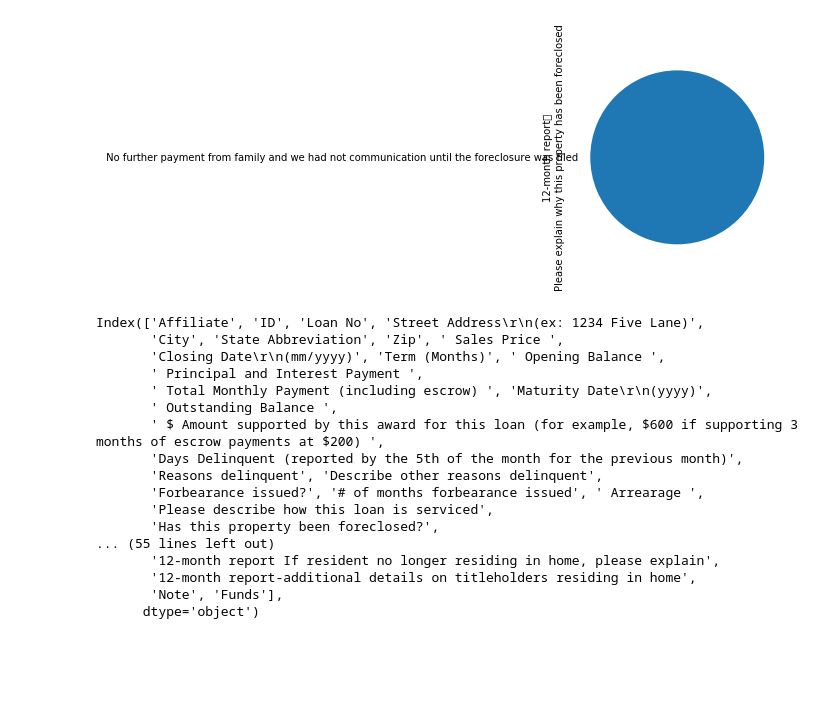
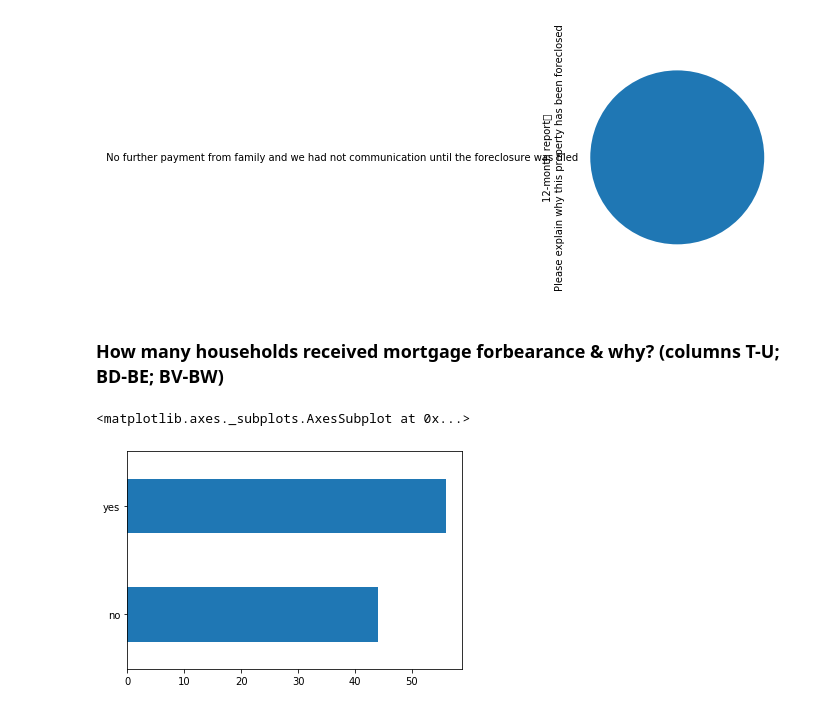
Before and after one commit to leahmealey/Mortgage-Relief-Infographic, a Jupyter notebook: Jake's Version of Mortgage Data.ipynb, the cells around one changed output. Cells and saved outputs as stored; diff of their text form; code cells hidden in the pictures; blank space fills up the shorter version.

Commit message:
added forbearance charts - subject to change

```diff
--- a/Jake's Version of Mortgage Data.ipynb
+++ b/Jake's Version of Mortgage Data.ipynb
@@ -116,23 +116,15 @@ foreclosureReasons.plot.pie()
 # %% [output]
 <matplotlib.axes._subplots.AxesSubplot at 0x...>
 [figure]
-# %%
-mortgagerelief.keys()
-# %% [output]
-Index(['Affiliate', 'ID', 'Loan No', 'Street Address\r\n(ex: 1234 Five Lane)',
-       'City', 'State Abbreviation', 'Zip', ' Sales Price ',
-       'Closing Date\r\n(mm/yyyy)', 'Term (Months)', ' Opening Balance ',
-       ' Principal and Interest Payment ',
-       ' Total Monthly Payment (including escrow) ', 'Maturity Date\r\n(yyyy)',
-       ' Outstanding Balance ',
-       ' $ Amount supported by this award for this loan (for example, $600 if supporting 3 months of escrow payments at $200) ',
-       'Days Delinquent (reported by the 5th of the month for the previous month)',
-       'Reasons delinquent', 'Describe other reasons delinquent',
-       'Forbearance issued?', '# of months forbearance issued', ' Arrearage ',
-       'Please describe how this loan is serviced',
-       'Has this property been foreclosed?',
-... (55 lines left out)
-       '12-month report If resident no longer residing in home, please explain',
-       '12-month report-additional details on titleholders residing in home',
-       'Note', 'Funds'],
-      dtype='object')
+# %% [markdown]
+### How many households received mortgage forbearance & why? (columns T-U; BD-BE; BV-BW)
+# %%
+forbearance = mortgagerelief["Forbearance issued?"].str.lower().str.strip()
+forbearance = forbearance.fillna("no")
+
+forbearance = forbearance.value_counts().sort_values() #631 yes, 495 no
+forbearance = forbearance / sum(forbearance) * 100
+forbearance.plot.barh()
+# %% [output]
+<matplotlib.axes._subplots.AxesSubplot at 0x...>
+[figure, added]
```
Also changed, not shown: parts of 5 cells of this notebook.
